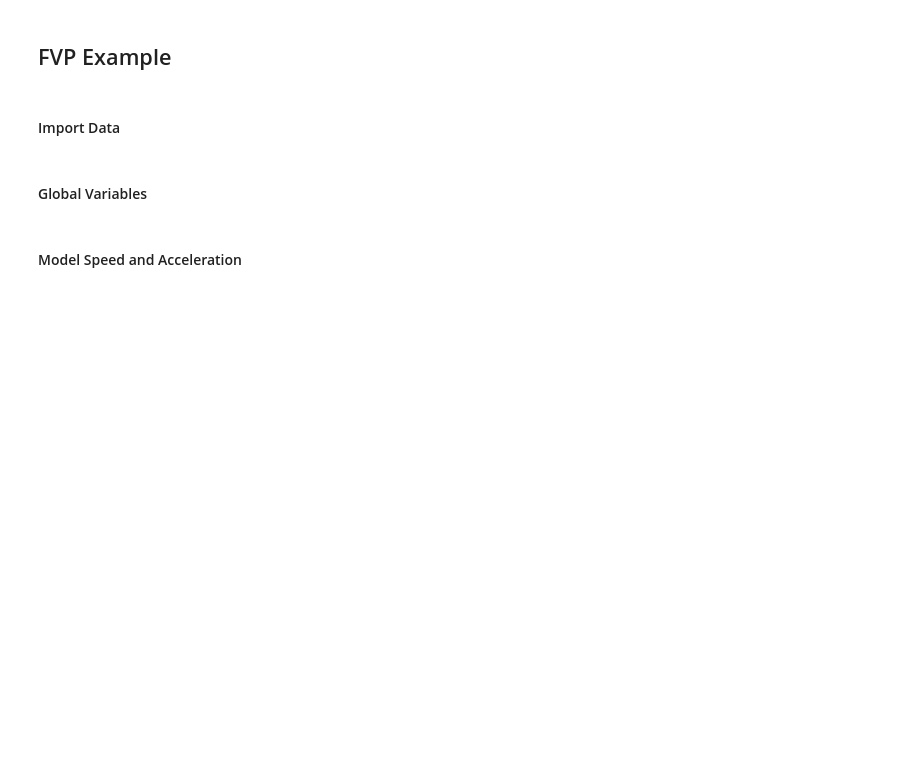
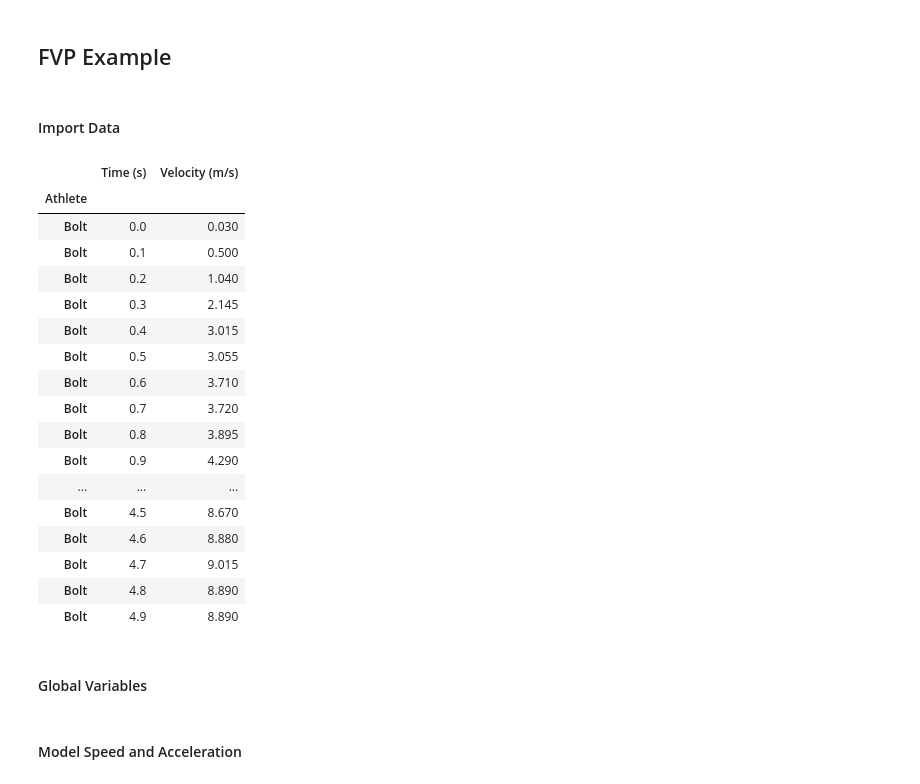
Before and after one commit to sportsdatasolutions/force_velocity_profile, a Jupyter notebook: fvp.ipynb, the cells around one changed output. Cells and saved outputs as stored; diff of their text form; code cells hidden in the pictures; blank space fills up the shorter version.

```diff
--- a/fvp.ipynb
+++ b/fvp.ipynb
@@ -11,3 +9,31 @@ df = pd.read_csv('./boltfvp.csv', index_col='Athlete', encoding='latin1')
+# %%
+# Deepnote Project Local File #
+# df = pd.read_csv('./boltfvp.csv', index_col='Athlete', encoding='latin1')
+
+# Deepnote Amazon S3 Connection (SDS Academy S3) #
+# !ls /datasets/sdsacademys3/data
+
+df = pd.read_csv('/datasets/sdsacademys3/data/boltfvp.csv', index_col='Athlete', encoding='latin1')
+df
+# %% [output]
+|  | Time (s) | Velocity (m/s) |
+| Athlete |  |  |
+| Bolt | 0.0 | 0.030 |
+| Bolt | 0.1 | 0.500 |
+| Bolt | 0.2 | 1.040 |
+| Bolt | 0.3 | 2.145 |
+| Bolt | 0.4 | 3.015 |
+| Bolt | 0.5 | 3.055 |
+| Bolt | 0.6 | 3.710 |
+| Bolt | 0.7 | 3.720 |
+| Bolt | 0.8 | 3.895 |
+| Bolt | 0.9 | 4.290 |
+| ... | ... | ... |
+| Bolt | 4.5 | 8.670 |
+| Bolt | 4.6 | 8.880 |
+| Bolt | 4.7 | 9.015 |
+| Bolt | 4.8 | 8.890 |
+| Bolt | 4.9 | 8.890 |
 # %% [markdown]
 #### Global Variables
 # %%
```
Also changed, not shown: parts of 3 cells of this notebook, 1 other file.
